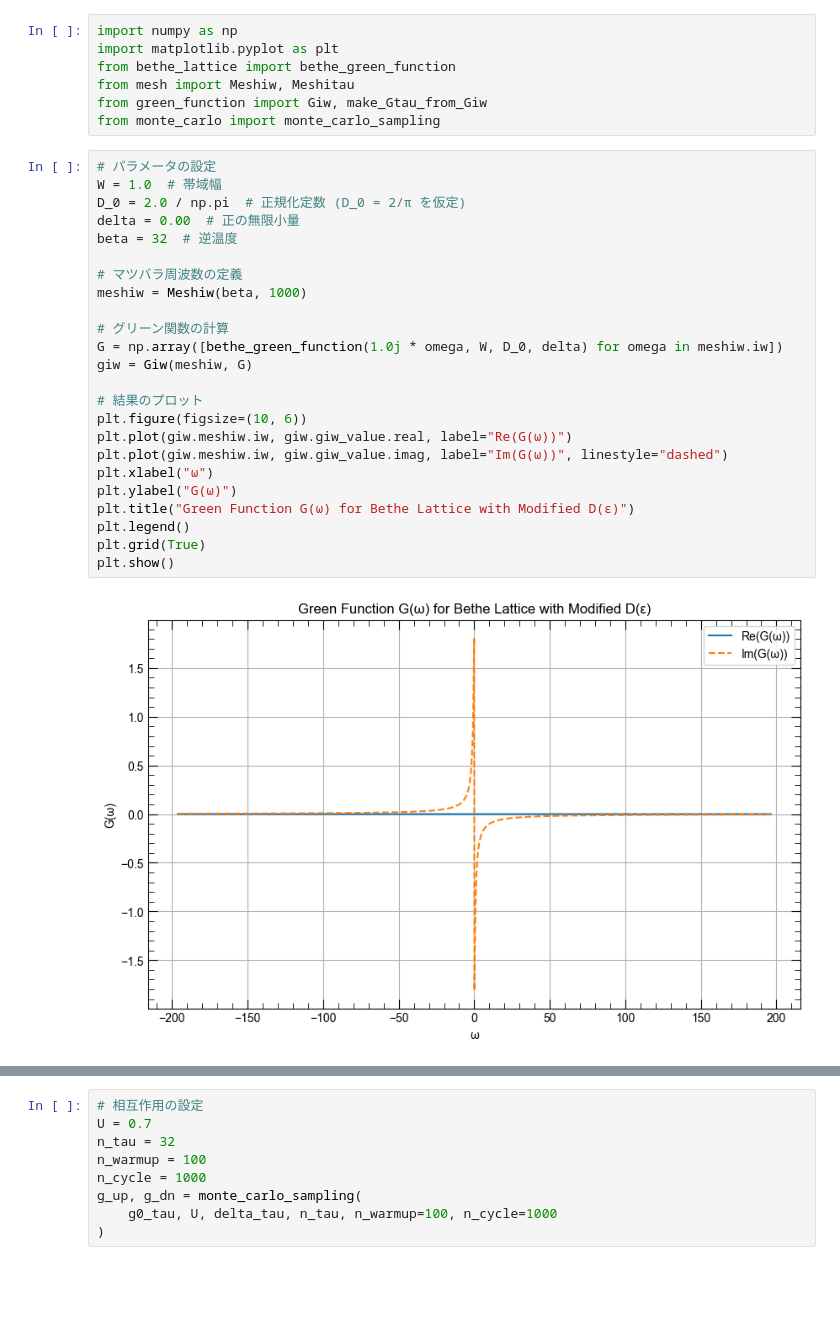
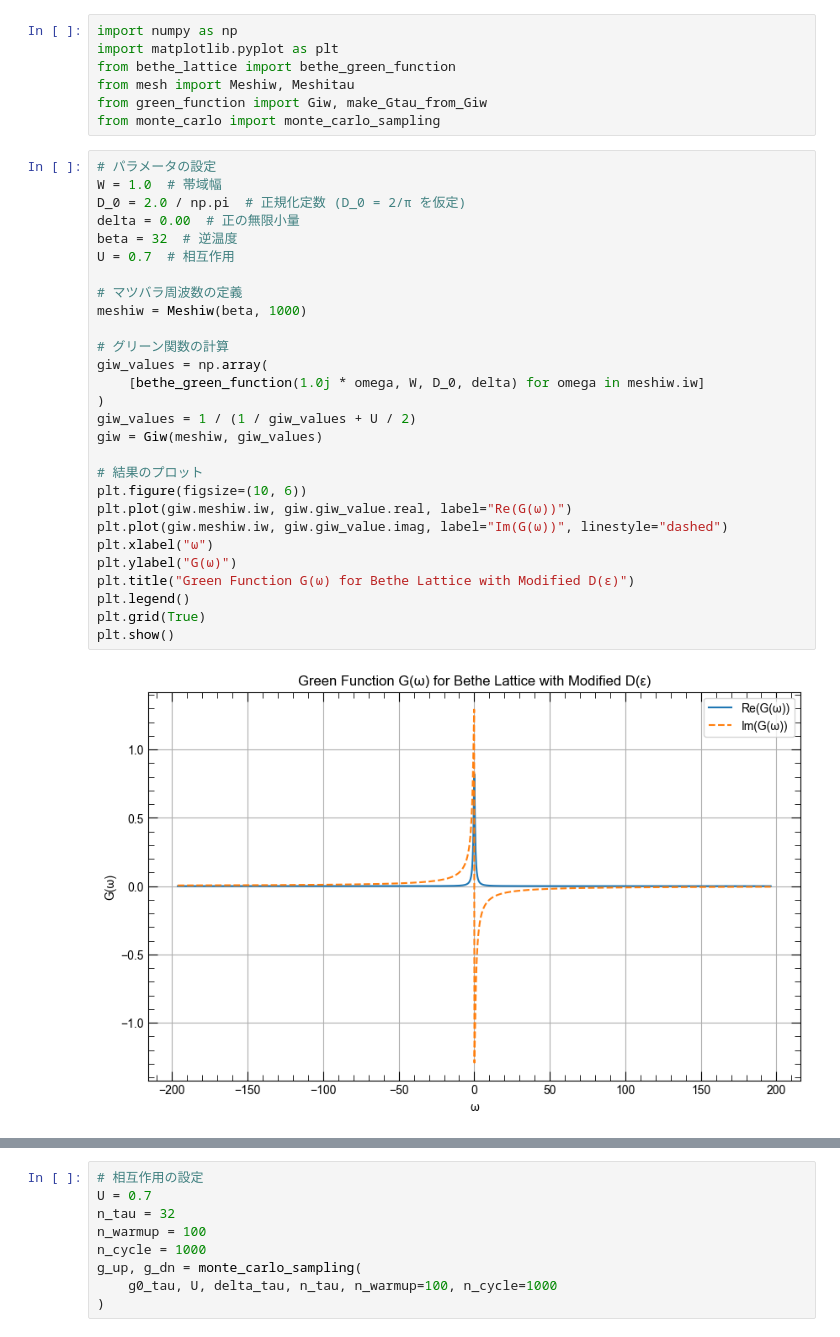
Before and after one commit to yamashun99/hirsch-fye, a Jupyter notebook: main.ipynb, the cells around one changed output, grey strips where cells are left out. Saved outputs shown, nothing was run; the diff lists cells and outputs as text; blank space fills up the shorter version.

```diff
--- a/main.ipynb
+++ b/main.ipynb
@@ -8,29 +8,33 @@ from monte_carlo import monte_carlo_sampling
 # %%
 # パラメータの設定
 W = 1.0  # 帯域幅
 D_0 = 2.0 / np.pi  # 正規化定数 (D_0 = 2/π を仮定)
 delta = 0.00  # 正の無限小量
 beta = 32  # 逆温度
+U = 0.7  # 相互作用
 
 # マツバラ周波数の定義
 meshiw = Meshiw(beta, 1000)
 
 # グリーン関数の計算
-G = np.array([bethe_green_function(1.0j * omega, W, D_0, delta) for omega in meshiw.iw])
-giw = Giw(meshiw, G)
+giw_values = np.array(
+    [bethe_green_function(1.0j * omega, W, D_0, delta) for omega in meshiw.iw]
+)
+giw_values = 1 / (1 / giw_values + U / 2)
+giw = Giw(meshiw, giw_values)
 
 # 結果のプロット
 plt.figure(figsize=(10, 6))
 plt.plot(giw.meshiw.iw, giw.giw_value.real, label="Re(G(ω))")
 plt.plot(giw.meshiw.iw, giw.giw_value.imag, label="Im(G(ω))", linestyle="dashed")
 plt.xlabel("ω")
 plt.ylabel("G(ω)")
 plt.title("Green Function G(ω) for Bethe Lattice with Modified D(ε)")
 plt.legend()
 plt.grid(True)
 plt.show()
 # %% [output]
-[figure, old version]
+[figure, new version]
 # %%
 # Gtauへの変換
 gtau = make_Gtau_from_Giw(giw, 100)
```
Also changed, not shown: parts of 5 cells of this notebook, 1 other file.
